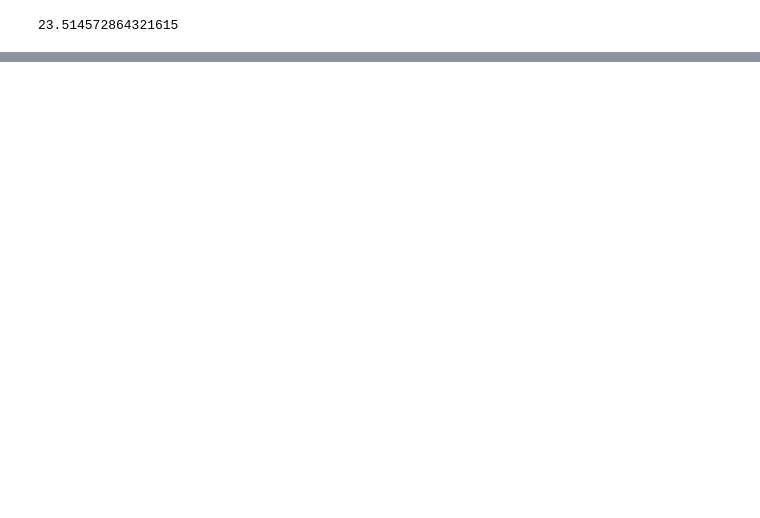
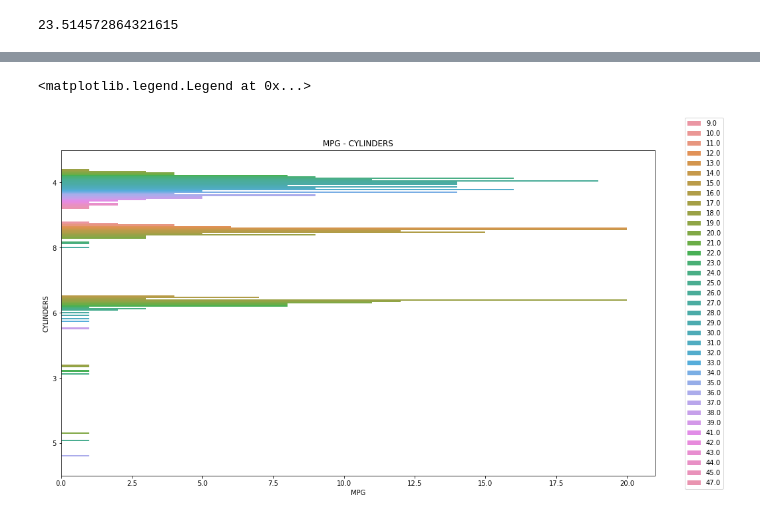
Before and after one commit to samgarcia3/Auto-MPG-Analysis, a Jupyter notebook: Auto_mpg.ipynb, the cells around one changed output, grey strips where cells are left out. Drawn from its saved outputs; the diff is of its cells as text; code cells hidden in the pictures; blank space fills up the shorter version.

```diff
--- a/Auto_mpg.ipynb
+++ b/Auto_mpg.ipynb
@@ -126,0 +216,3 @@ plt.show()
+# %%
+clean_mpg_round = clean_mpg.round()
+clean_mpg_round
@@ -126,0 +233,17 @@ plt.show()
+# %%
+# set up
+plt.figure(figsize=(16,9))
+# Plot variables and color palette
+sns.countplot(y='cylinders', hue='mpg', data=clean_mpg_round,
+              order=clean_mpg_round.cylinders.value_counts().iloc[:10].index)# retrieve top 10 counts
+# title
+plt.title("MPG - CYLINDERS")
+plt.xlabel("MPG")
+plt.ylabel("CYLINDERS")
+
+# place the legend outside the figure/plot
+plt.legend(bbox_to_anchor=(1.05, 1.1), loc=2,
+           borderaxespad=0.)
+# %% [output]
+<matplotlib.legend.Legend at 0x...>
+[figure, added]
```
Also changed, not shown: parts of 22 cells of this notebook.
